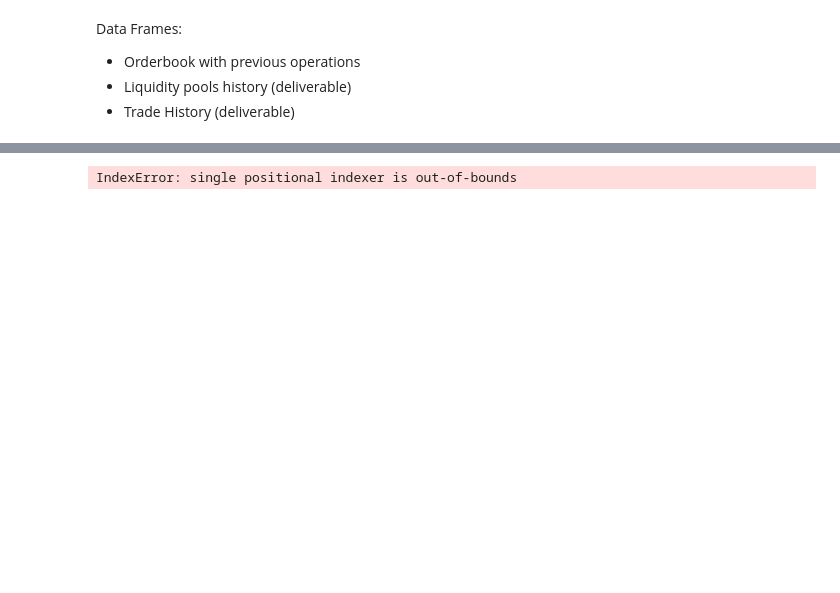
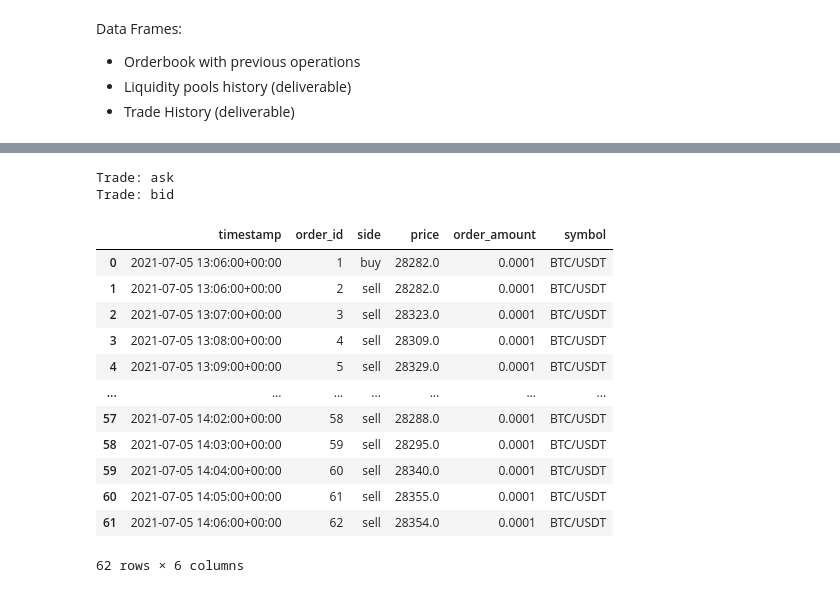
Before and after one commit to waldensanchez/Market-Making-Bot-Sample, a Jupyter notebook: Progress.ipynb, the cells around one changed output, grey strips where cells are left out. Drawn from its saved outputs; the diff is of its cells as text; code cells hidden in the pictures; blank space fills up the shorter version.

```diff
--- a/Progress.ipynb
+++ b/Progress.ipynb
@@ -156,43 +184,64 @@ df_bitfinex_tob = df_bitfinex_tob.reset_index().rename(columns = {'index':'times
 # %%
 #df_info, df_orders, df_trades, df_inventory, df_rebalances = fn.dataframes()
 df_info, df_orders, df_trades, df_inventory, df_rebalances = dataframes()
 
 order_placement(df = df_bitfinex_tob,
                 ts = 0,
                 position = "buy",
                 order_id_passed = order_id("order_id"))
 order_placement(df = df_bitfinex_tob,
                 ts = 0,
                 position = "sell",
                 order_id_passed = order_id("order_id"))
 
-volume_fill_ask =  0
+for iteration in range(1,len(df_bitfinex_tob)):
+    for op in ['bid','ask']:
+        buy_sell = ('buy' if op == 'bid' else 'sell')
+        if len(df_trades[df_trades['side']==buy_sell]) == 0:
+            filled_amount = filled_volume(
+                size_variation  = df_bitfinex_tob[op+'_size'].iloc[iteration] - df_bitfinex_tob[op+'_size'].iloc[iteration - 1],
+                price_variation = df_bitfinex_tob[op].iloc[iteration] - df_orders[df_orders['side'] == buy_sell].iloc[-1]['price'],
+                operation = op
+                )
+        else:
+            filled_amount = filled_volume(
+                size_variation  = df_bitfinex_tob[op+'_size'].iloc[iteration] - df_bitfinex_tob[op+'_size'].iloc[iteration - 1],
+                price_variation = df_bitfinex_tob[op].iloc[iteration] - df_orders[df_orders['side'] == buy_sell].iloc[-1]['price'],
+                operation = op,
+                constant_position_base = df_orders[df_orders['side'] == buy_sell].iloc[-1]['order_amount'] - df_trades[df_trades['side']==buy_sell]['filled_amount'].iloc[-1]
+                )
+        if filled_amount > 0:
+                print('Trade:',op)
+                trade( df = df_bitfinex_tob,
+                    ts = iteration,
+                    position = buy_sell,
+                    trade_id_passed = trade_id('trade_id'),
+                    filled_volume = filled_amount
+                    )
 
-iteration = 1
+        position_trades = df_trades.copy()
+        position_trades = position_trades[position_trades['side'] == buy_sell]
 
-for op in ['bid','ask']:
-    buy_sell = ('buy' if op == 'bid' else 'sell')
-    filled_amount = position_valuation(
-        size_variation  = df_bitfinex_tob[op+'_size'].iloc[iteration] - df_bitfinex_tob[op+'_size'].iloc[iteration - 1],
-        price_variation = df_bitfinex_tob[op].iloc[iteration] - df_orders[df_orders['side'] == buy_sell].iloc[0]['price'],
-        operation = op,
-        constant_position_base = df_orders[df_orders['side'] == buy_sell].iloc[0]['order_amount'] - volume_fill_ask
-        )
-
-    trade( df = df_bitfinex_tob,
-        ts = iteration,
-        position = buy_sell,
-        trade_id_passed = trade_id('trade_id'),
-        filled_volume = filled_amount
-        )
-    position_trades = df_trades.copy()
-    position_trades = position_trades[position_trades['side'] == buy_sell]
-    if position_trades['filled_amount'].iloc[-1] == position_trades['order_amount'].iloc[-1]:
-        order_placement(df = df_bitfinex_tob,
-                        ts = iteration,
-                        position = op,
-                        order_id_passed = order_id("order_id"))
-
-df_trades
+        if len(position_trades) > 0:
+                if position_trades['filled_amount'].iloc[-1] == position_trades['order_amount'].iloc[-1]:
+                    order_placement(df = df_bitfinex_tob,
+                                    ts = iteration,
+                                    position = op,
+                                    order_id_passed = order_id("order_id"))
+df_orders
 # %% [output]
-IndexError: single positional indexer is out-of-bounds
+Trade: ask
+Trade: bid
+|  | timestamp | order_id | side | price | order_amount | symbol |
+| 0 | 2021-07-05 13:06:00+00:00 | 1 | buy | 28282.0 | 0.0001 | BTC/USDT |
+| 1 | 2021-07-05 13:06:00+00:00 | 2 | sell | 28282.0 | 0.0001 | BTC/USDT |
+| 2 | 2021-07-05 13:07:00+00:00 | 3 | sell | 28323.0 | 0.0001 | BTC/USDT |
+| 3 | 2021-07-05 13:08:00+00:00 | 4 | sell | 28309.0 | 0.0001 | BTC/USDT |
+| 4 | 2021-07-05 13:09:00+00:00 | 5 | sell | 28329.0 | 0.0001 | BTC/USDT |
+| ... | ... | ... | ... | ... | ... | ... |
+| 57 | 2021-07-05 14:02:00+00:00 | 58 | sell | 28288.0 | 0.0001 | BTC/USDT |
+| 58 | 2021-07-05 14:03:00+00:00 | 59 | sell | 28295.0 | 0.0001 | BTC/USDT |
+| 59 | 2021-07-05 14:04:00+00:00 | 60 | sell | 28340.0 | 0.0001 | BTC/USDT |
+| 60 | 2021-07-05 14:05:00+00:00 | 61 | sell | 28355.0 | 0.0001 | BTC/USDT |
+| 61 | 2021-07-05 14:06:00+00:00 | 62 | sell | 28354.0 | 0.0001 | BTC/USDT |
+62 rows × 6 columns
```
Also changed, not shown: parts of 11 cells of this notebook.
